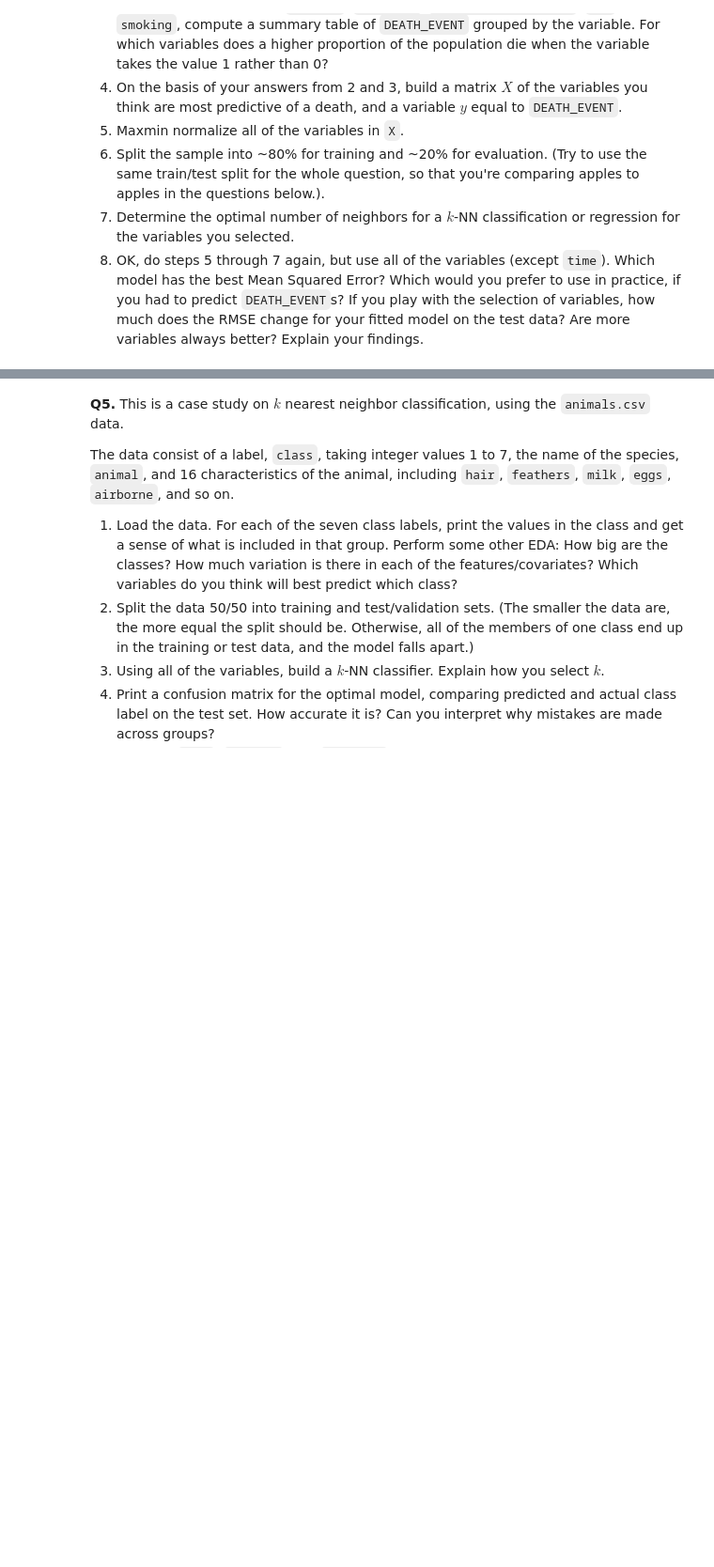
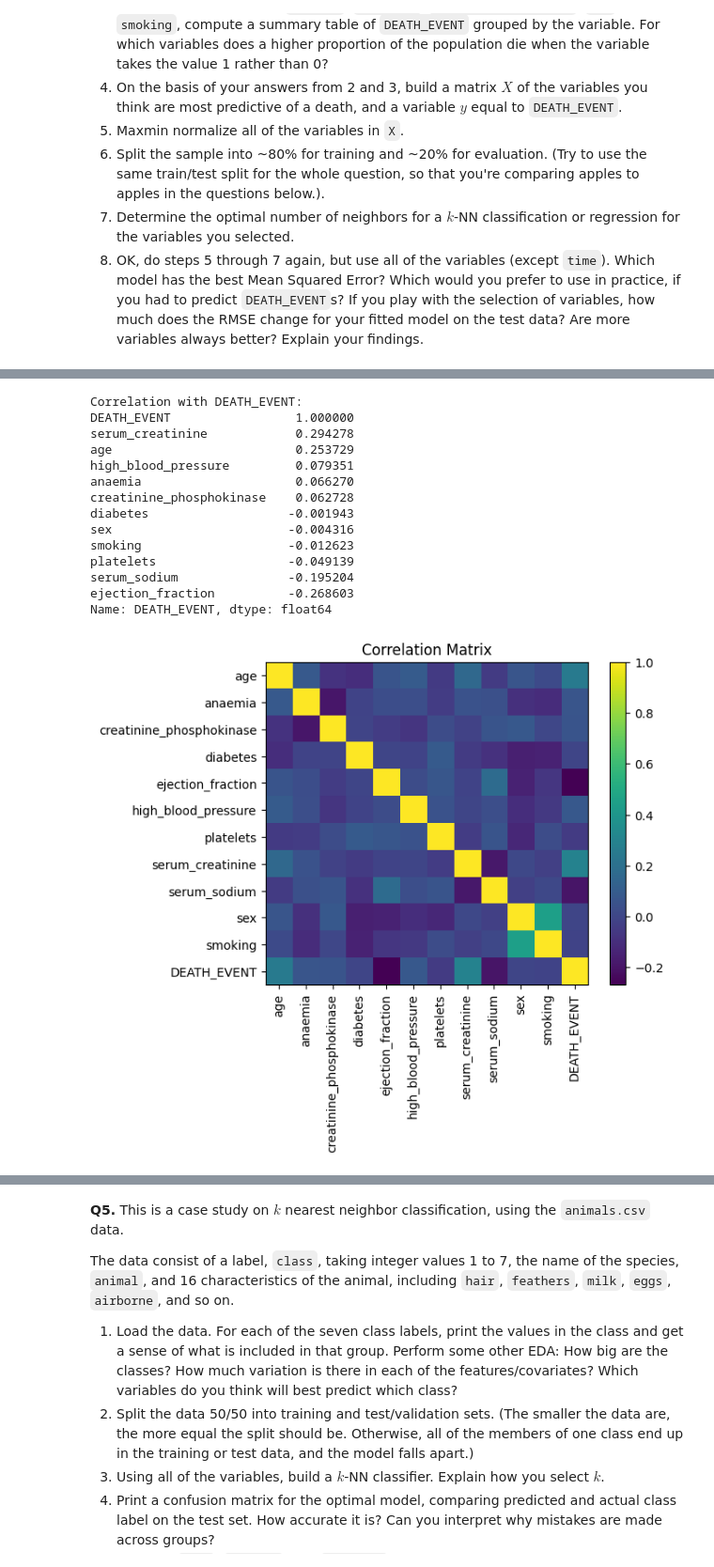
Before and after one commit to Junhyeongh/undergrad_ml_assignments, a Jupyter notebook: 02_assignment_knn.ipynb, the cells around one changed output, grey strips where cells are left out. Shown at 94% size. Drawn from its saved outputs; the diff is of its cells as text; code cells hidden in the pictures; blank space fills up the shorter version.

```diff
--- a/02_assignment_knn.ipynb
+++ b/02_assignment_knn.ipynb
@@ -82,3 +288,20 @@ The data for the question include:
 6. Split the sample into ~80% for training and ~20% for evaluation. (Try to use the same train/test split for the whole question, so that you're comparing apples to apples in the questions below.).
 7. Determine the optimal number of neighbors for a $k$-NN classification or regression for the variables you selected.
 8. OK, do steps 5 through 7 again, but use all of the variables (except `time`). Which model has the best Mean Squared Error? Which would you prefer to use in practice, if you had to predict `DEATH_EVENT`s? If you play with the selection of variables, how much does the RMSE change for your fitted model on the test data? Are more variables always better? Explain your findings.
+# %%
+import pandas as pd
+
+df = pd.read_csv("/Users/junhyoung/ml_container/data/heart_failure_clinical_records_dataset.csv")
+
+print("First 5 rows:")
+print(df.head())
+print("\nDimensions before drop:", df.shape)
+
+print("\nMissing values per column:")
+print(df.isna().sum())
+
+df = df.drop(columns=["time"])
+
+print("\nDimensions after dropping 'time':", df.shape)
+print("\nRemaining columns:")
+print(df.columns)
@@ -84,0 +326,32 @@ The data for the question include:
+# %%
+import pandas as pd
+import matplotlib.pyplot as plt
+
+corr = df.corr()
+
+print("Correlation with DEATH_EVENT:")
+print(corr["DEATH_EVENT"].sort_values(ascending=False))
+
+plt.figure()
+plt.imshow(corr)
+plt.colorbar()
+plt.xticks(range(len(corr.columns)), corr.columns, rotation=90)
+plt.yticks(range(len(corr.columns)), corr.columns)
+plt.title("Correlation Matrix")
+plt.show()
+# %% [output]
+Correlation with DEATH_EVENT:
+DEATH_EVENT                 1.000000
+serum_creatinine            0.294278
+age                         0.253729
+high_blood_pressure         0.079351
+anaemia                     0.066270
+creatinine_phosphokinase    0.062728
+diabetes                   -0.001943
+sex                        -0.004316
+smoking                    -0.012623
+platelets                  -0.049139
+serum_sodium               -0.195204
+ejection_fraction          -0.268603
+Name: DEATH_EVENT, dtype: float64
+[figure, added]
```
Also changed, not shown: parts of 22 cells of this notebook.
